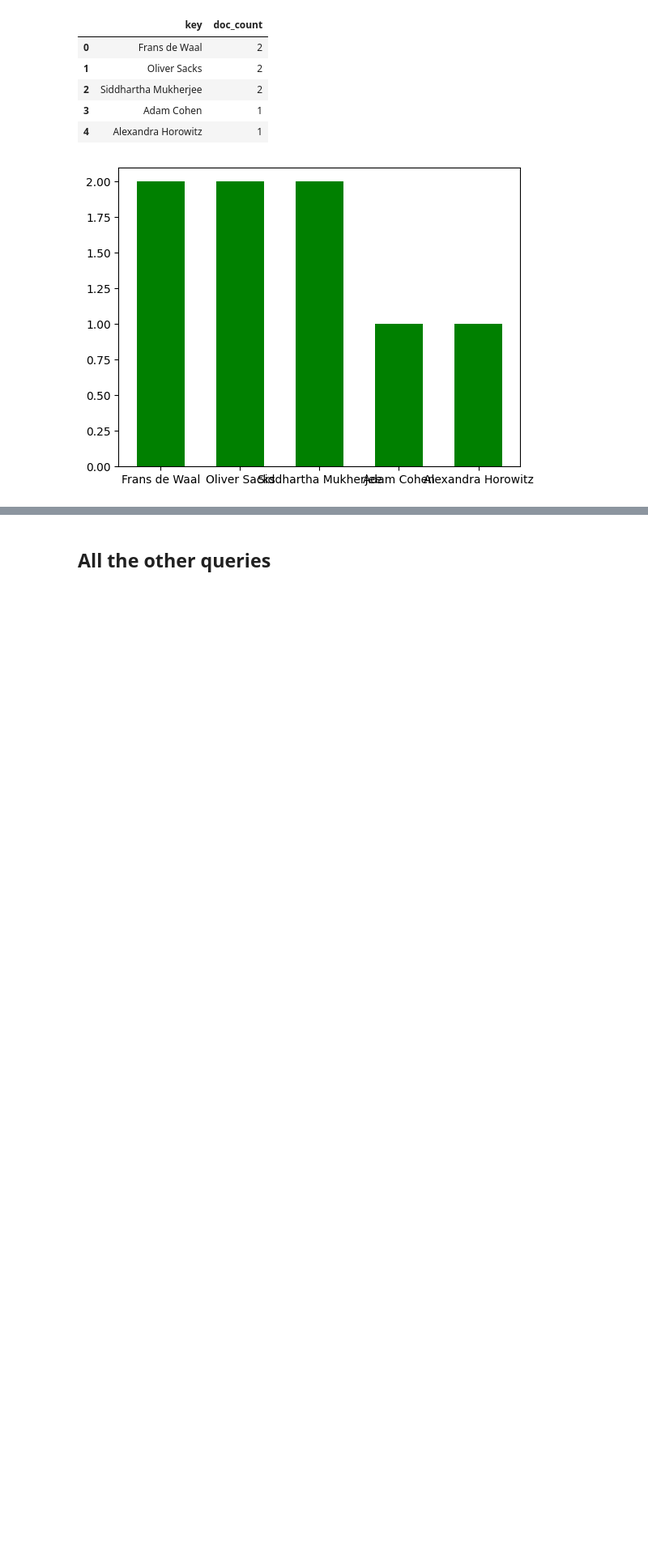
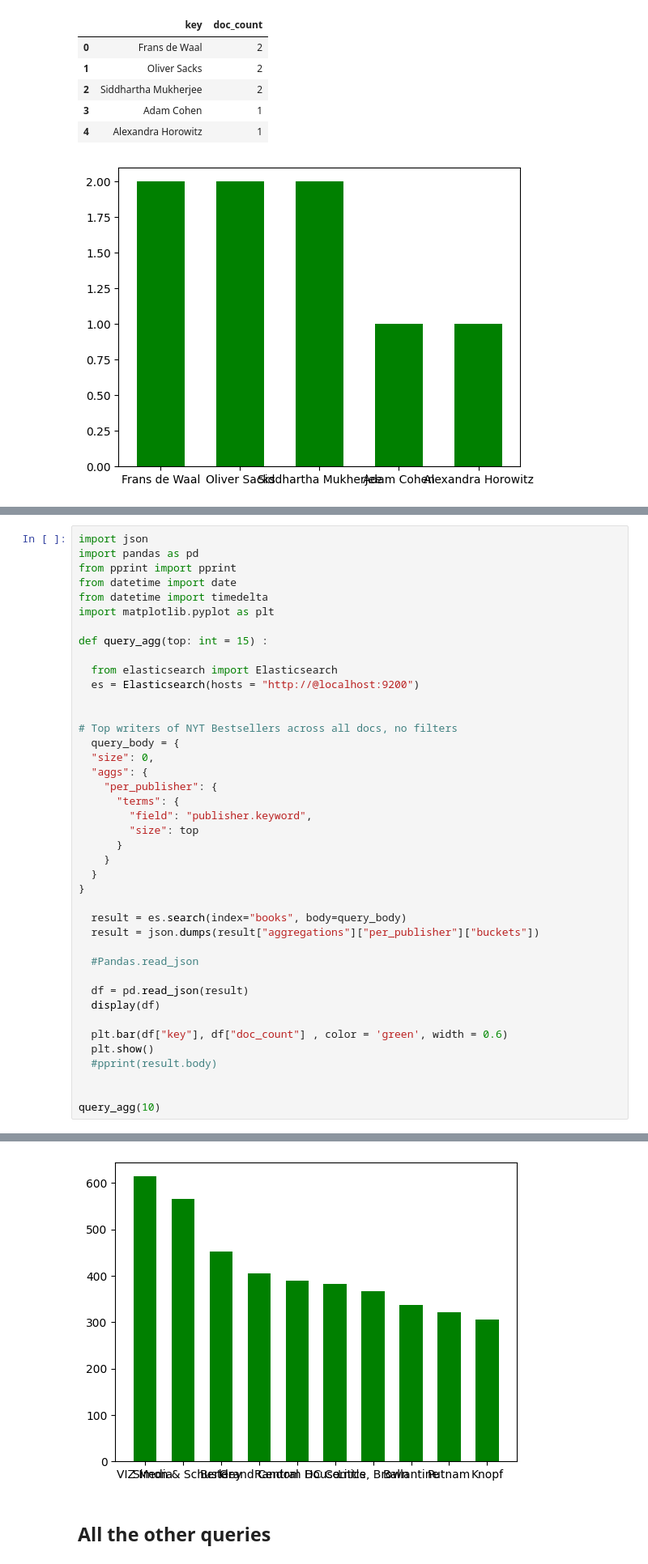
Before and after one commit to cedricsoares/datascientest-projet-new-york-times, a Jupyter notebook: notebooks/books_queries.ipynb, the cells around one changed output, grey strips where cells are left out. Shown at 81% size. Drawn from its saved outputs; the diff is of its cells as text; blank space fills up the shorter version.

```diff
--- a/notebooks/books_queries.ipynb
+++ b/notebooks/books_queries.ipynb
@@ -214,0 +218,42 @@ query_agg("Science", 5)
+# %%
+import json
+import pandas as pd
+from pprint import pprint
+from datetime import date
+from datetime import timedelta
+import matplotlib.pyplot as plt
+
+def query_agg(top: int = 15) :
+
+  from elasticsearch import Elasticsearch
+  es = Elasticsearch(hosts = "http://@localhost:9200")
+
+
+# Top writers of NYT Bestsellers across all docs, no filters
+  query_body = {
+  "size": 0,
+  "aggs": {
+    "per_publisher": {
+      "terms": {
+        "field": "publisher.keyword",
+        "size": top
+      }
+    }
+  }
+}
+
+  result = es.search(index="books", body=query_body)
+  result = json.dumps(result["aggregations"]["per_publisher"]["buckets"])
+
+  #Pandas.read_json
+
+  df = pd.read_json(result)
+  display(df)
+
+  plt.bar(df["key"], df["doc_count"] , color = 'green', width = 0.6)
+  plt.show()
+  #pprint(result.body)
+
+
+query_agg(10)
+# %% [output]
@@ -215,3 +271,4 @@ query_agg("Science", 5)
+[figure, added]
 # %% [markdown]
 ## All the other queries
 # %%
```
Also changed, not shown: parts of 4 cells of this notebook, 1 other file.
